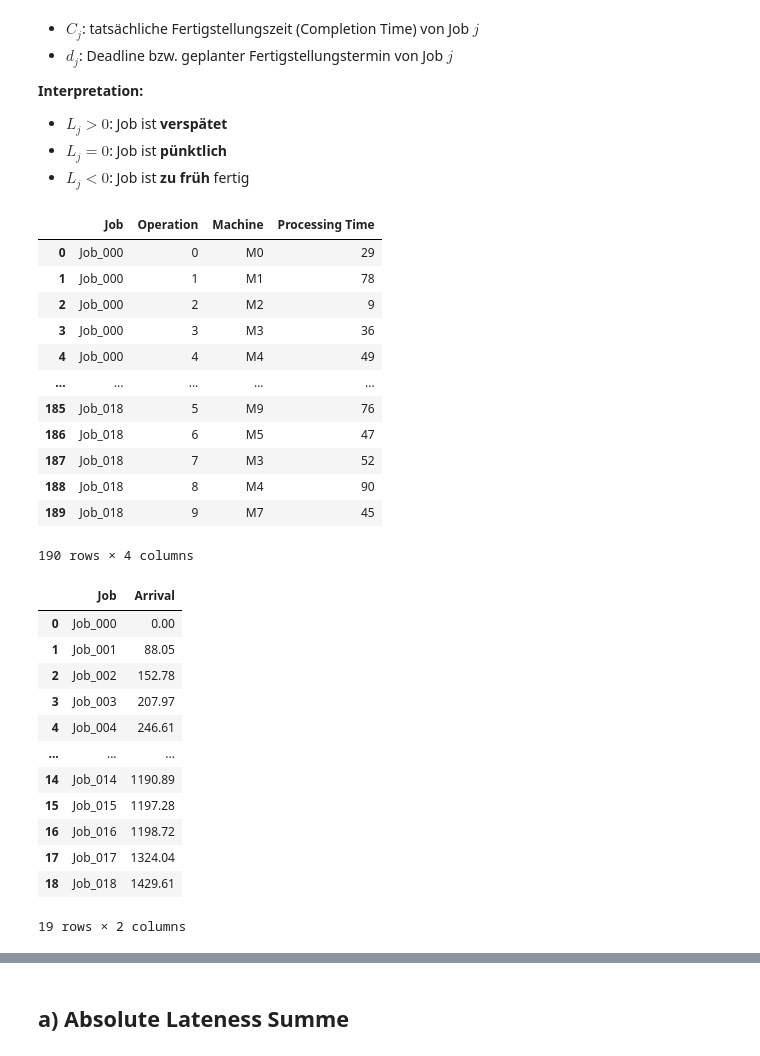
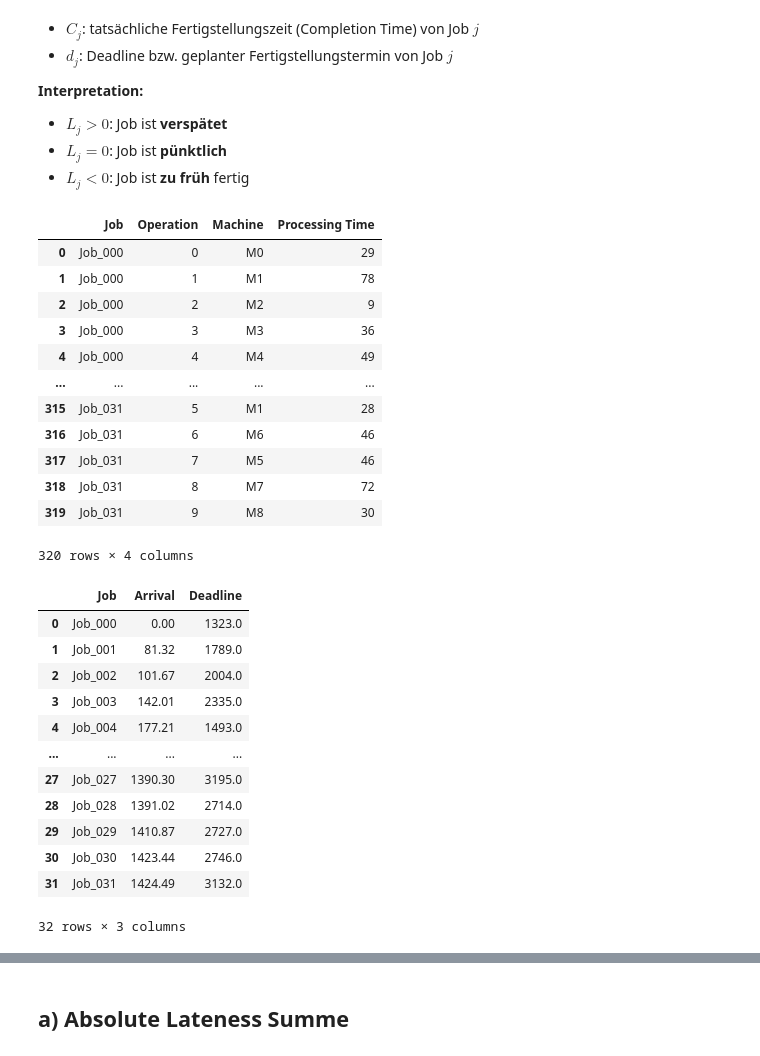
Before and after one commit to konrad-adamski/HTWD_Minimalinvasives_Job-Shop_Scheduling, a Jupyter notebook: notebooks/12_LP_Scheduling_Lateness with Arrival/00_Lateness.ipynb, the cells around one changed output, grey strips where cells are left out. Cells and saved outputs as stored; diff of their text form; code cells hidden in the pictures.

```diff
--- a/notebooks/12_LP_Scheduling_Lateness with Arrival/00_Lateness.ipynb
+++ b/notebooks/12_LP_Scheduling_Lateness with Arrival/00_Lateness.ipynb
@@ -17,5 +17,23 @@ $$
 - $L_j > 0$: Job ist **verspätet**
 - $L_j = 0$: Job ist **pünktlich**
 - $L_j < 0$: Job ist **zu früh** fertig
+# %%
+from configs.config import get_path
+import src.utils.converter as convert
+import src.utils.presenter as show
+import src.utils.checker as check
+
+import math
+import pulp
+import pandas as pd
+pd.set_option('display.max_rows', 21)
+
+import src.utils.gen_jobs as gen_jobs
+import src.utils.gen_deadline as gen_deadline
+import src.utils.rolling_scheduling as rolling_schedule
+
+import src.models.heuristics.fcfs as heuristics
+
+import time
 # %%
 max_time = 60 * 60 * 5 # 5 h
@@ -24,6 +40,0 @@ import time
-# %%
-import math
-import pulp
-import pandas as pd
-
-pd.set_option('display.max_rows', 11)
@@ -38,7 +41,8 @@ import utils.scheduling_solver as ssv
 # %%
-df_instance= pd.read_csv("data/00_instance.csv")
+basic_data_path = get_path("data", "basic")
+df_instance = pd.read_csv(basic_data_path / "00_instance.csv")
 
-df_jssp, df_arrivals = rp_init.init_jobs_with_arrivals(df_instance, 1, u_b_mmax= 0.9)
+df_jssp, df_jobs_arrivals = gen_jobs.create_jobs_for_days(df_instance, day_count = 1, u_b_mmax= 0.94, shuffle = True)
 df_jssp
 # %% [output]
 |  | Job | Operation | Machine | Processing Time |
@@ -48,25 +52,26 @@ df_jssp
 | 3 | Job_000 | 3 | M3 | 36 |
 | 4 | Job_000 | 4 | M4 | 49 |
 | ... | ... | ... | ... | ... |
-| 185 | Job_018 | 5 | M9 | 76 |
-| 186 | Job_018 | 6 | M5 | 47 |
-| 187 | Job_018 | 7 | M3 | 52 |
-| 188 | Job_018 | 8 | M4 | 90 |
-| 189 | Job_018 | 9 | M7 | 45 |
+| 315 | Job_031 | 5 | M1 | 28 |
+| 316 | Job_031 | 6 | M6 | 46 |
+| 317 | Job_031 | 7 | M5 | 46 |
+| 318 | Job_031 | 8 | M7 | 72 |
+| 319 | Job_031 | 9 | M8 | 30 |
-190 rows × 4 columns
+320 rows × 4 columns
 # %%
-df_arrivals
+df_jobs = gen_deadline.get_times_df(df_jssp, df_jobs_arrivals, heuristics.schedule_fcfs_with_arrivals, target_service=1.0)
+df_jobs
 # %% [output]
-|  | Job | Arrival |
-| 0 | Job_000 | 0.00 |
-| 1 | Job_001 | 88.05 |
-| 2 | Job_002 | 152.78 |
-| 3 | Job_003 | 207.97 |
-| 4 | Job_004 | 246.61 |
-| ... | ... | ... |
-| 14 | Job_014 | 1190.89 |
-| 15 | Job_015 | 1197.28 |
-| 16 | Job_016 | 1198.72 |
-| 17 | Job_017 | 1324.04 |
-| 18 | Job_018 | 1429.61 |
+|  | Job | Arrival | Deadline |
+| 0 | Job_000 | 0.00 | 1323.0 |
+| 1 | Job_001 | 81.32 | 1789.0 |
+| 2 | Job_002 | 101.67 | 2004.0 |
+| 3 | Job_003 | 142.01 | 2335.0 |
+| 4 | Job_004 | 177.21 | 1493.0 |
+| ... | ... | ... | ... |
+| 27 | Job_027 | 1390.30 | 3195.0 |
+| 28 | Job_028 | 1391.02 | 2714.0 |
+| 29 | Job_029 | 1410.87 | 2727.0 |
+| 30 | Job_030 | 1423.44 | 2746.0 |
+| 31 | Job_031 | 1424.49 | 3132.0 |
-19 rows × 2 columns
+32 rows × 3 columns
```
Also changed, not shown: parts of 13 cells of this notebook, 21 other files.
